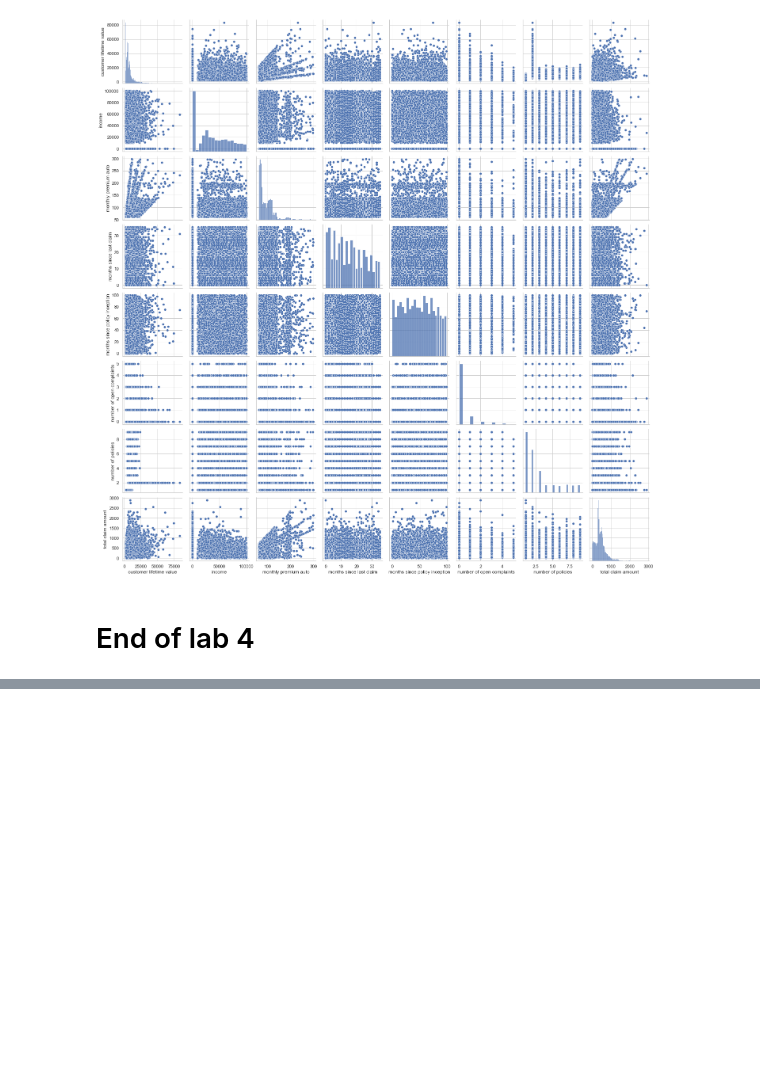
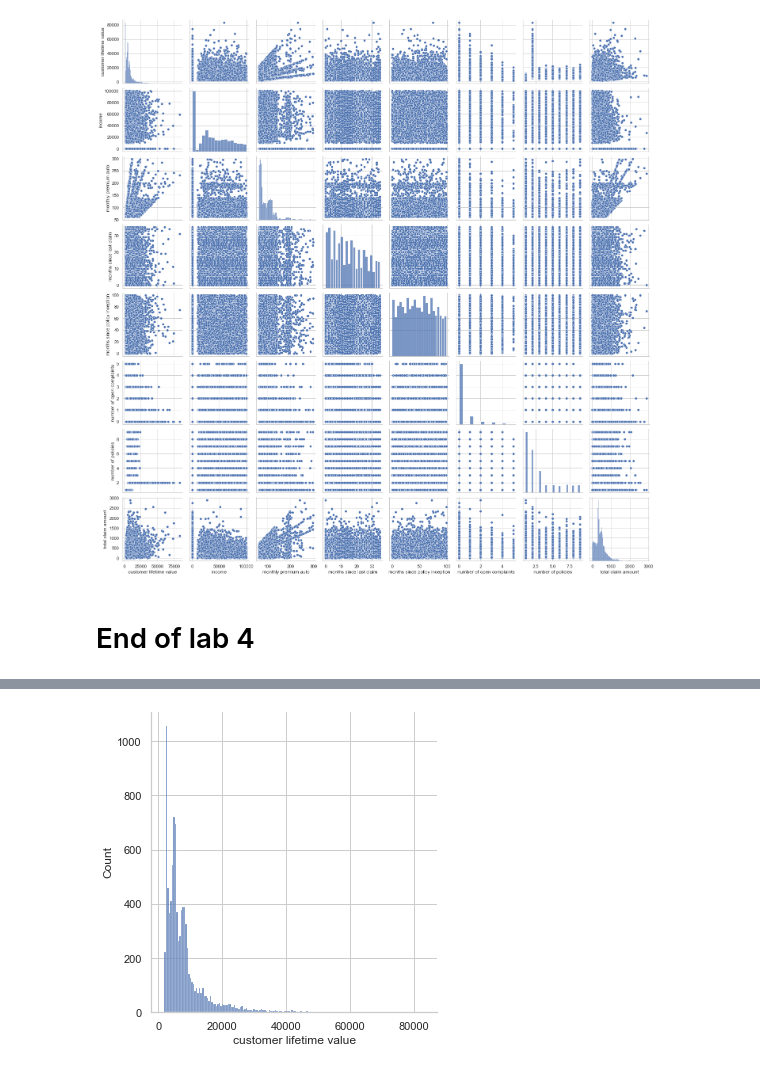
Before and after one commit to abhiram576/lab-customer-analysis-round-4, a Jupyter notebook: files_for_lab/csv_files/lab-customer-analysis-round-4.ipynb, the cells around one changed output, grey strips where cells are left out. Saved outputs shown, nothing was run; the diff lists cells and outputs as text; code cells hidden in the pictures; blank space fills up the shorter version.

```diff
--- a/files_for_lab/csv_files/lab-customer-analysis-round-4.ipynb
+++ b/files_for_lab/csv_files/lab-customer-analysis-round-4.ipynb
@@ -265,0 +292,6 @@ sns.pairplot(df)
+# %%
+# removing the outliers from IC1 - we don't always do it, only for good reasons
+# but if we want to do it, this is how:
+iqr = np.percentile(df_n['customer lifetime value'],75) - np.percentile(df_n['customer lifetime value'],25)
+upper_limit = np.percentile(df_n['customer lifetime value'],75) + 1.5*iqr
+lower_limit = np.percentile(df_n['customer lifetime value'],25) - 1.5*iqr
@@ -265,0 +306,6 @@ sns.pairplot(df)
+# %%
+data1 = df_n[(df_n['customer lifetime value']>lower_limit) & (df_n['customer lifetime value']<upper_limit)].copy()
+sns.displot(df_n['customer lifetime value'])
+plt.show()
+# %% [output]
+[figure, added]
```
Also changed, not shown: parts of 22 cells of this notebook.
